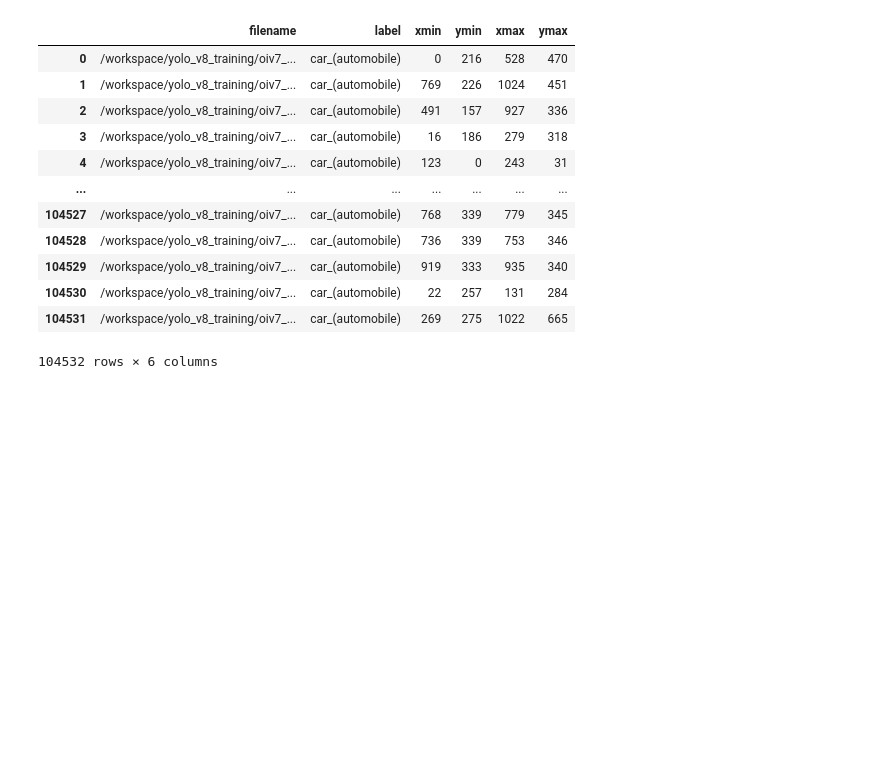
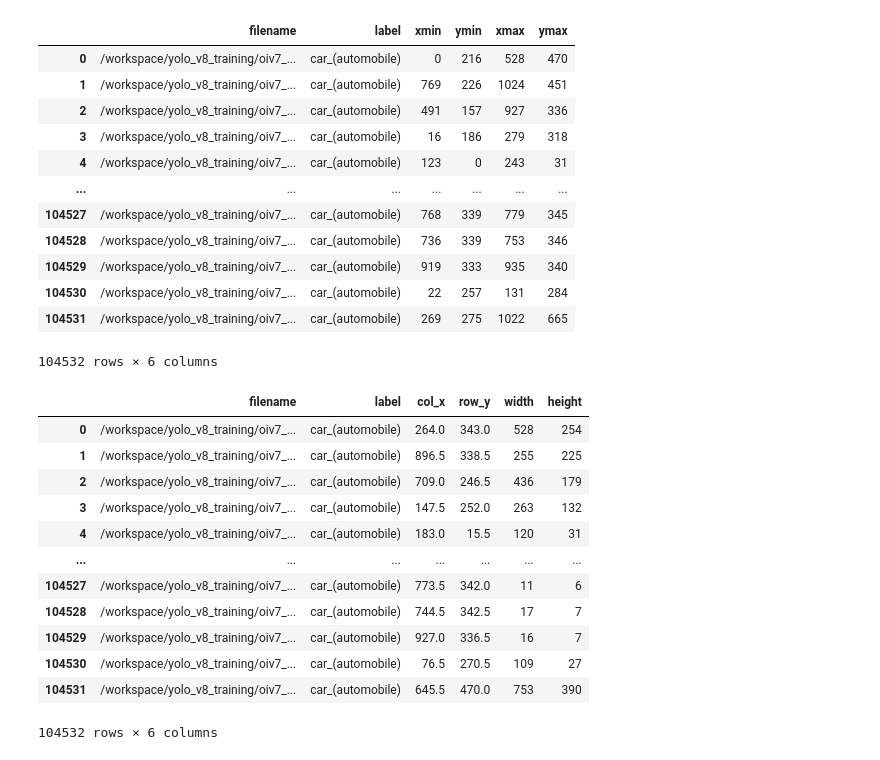
Before and after one commit to dnth/data-flywheel, a Jupyter notebook: notebooks/voc_to_fdannot.ipynb, the cells around one changed output. Drawn from its saved outputs; the diff is of its cells as text; code cells hidden in the pictures; blank space fills up the shorter version.

```diff
--- a/notebooks/voc_to_fdannot.ipynb
+++ b/notebooks/voc_to_fdannot.ipynb
@@ -169,3 +175,27 @@ See the caveats in the documentation: https://pandas.pydata.org/pandas-docs/stab
 | 104530 | /workspace/yolo_v8_training/oiv7_... | car_(automobile) | 22 | 257 | 131 | 284 |
 | 104531 | /workspace/yolo_v8_training/oiv7_... | car_(automobile) | 269 | 275 | 1022 | 665 |
 104532 rows × 6 columns
+# %%
+# Convert bounding boxes
+df_annots['col_x'] = (df_annots['xmin'] + df_annots['xmax']) / 2
+df_annots['row_y'] = (df_annots['ymin'] + df_annots['ymax']) / 2
+df_annots['width'] = df_annots['xmax'] - df_annots['xmin']
+df_annots['height'] = df_annots['ymax'] - df_annots['ymin']
+
+df_annots = df_annots[['filename', 'label', 'col_x', 'row_y', 'width', 'height']]
+
+df_annots
+# %% [output]
+|  | filename | label | col_x | row_y | width | height |
+| 0 | /workspace/yolo_v8_training/oiv7_... | car_(automobile) | 264.0 | 343.0 | 528 | 254 |
+| 1 | /workspace/yolo_v8_training/oiv7_... | car_(automobile) | 896.5 | 338.5 | 255 | 225 |
+| 2 | /workspace/yolo_v8_training/oiv7_... | car_(automobile) | 709.0 | 246.5 | 436 | 179 |
+| 3 | /workspace/yolo_v8_training/oiv7_... | car_(automobile) | 147.5 | 252.0 | 263 | 132 |
+| 4 | /workspace/yolo_v8_training/oiv7_... | car_(automobile) | 183.0 | 15.5 | 120 | 31 |
+| ... | ... | ... | ... | ... | ... | ... |
+| 104527 | /workspace/yolo_v8_training/oiv7_... | car_(automobile) | 773.5 | 342.0 | 11 | 6 |
+| 104528 | /workspace/yolo_v8_training/oiv7_... | car_(automobile) | 744.5 | 342.5 | 17 | 7 |
+| 104529 | /workspace/yolo_v8_training/oiv7_... | car_(automobile) | 927.0 | 336.5 | 16 | 7 |
+| 104530 | /workspace/yolo_v8_training/oiv7_... | car_(automobile) | 76.5 | 270.5 | 109 | 27 |
+| 104531 | /workspace/yolo_v8_training/oiv7_... | car_(automobile) | 645.5 | 470.0 | 753 | 390 |
+104532 rows × 6 columns
```
Also changed, not shown: parts of 8 cells of this notebook.
